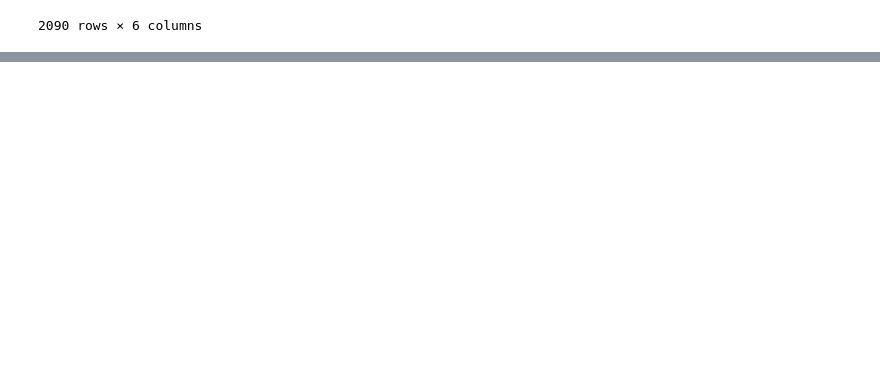
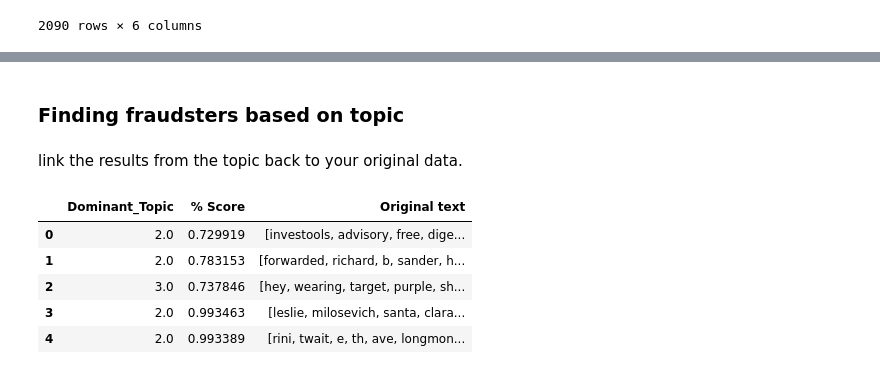
Before and after one commit to ShidiDaisy/Credit-Card-Fraud-Detection, a Jupyter notebook: FraudDetectionUsingText.ipynb, the cells around one changed output, grey strips where cells are left out. Cells and saved outputs as stored; diff of their text form; code cells hidden in the pictures; blank space fills up the shorter version.

```diff
--- a/FraudDetectionUsingText.ipynb
+++ b/FraudDetectionUsingText.ipynb
@@ -48,0 +86,7 @@ Name: clean_content, Length: 2090, dtype: bool
+# %%
+# Define stopwords to exclude
+stop = set(stopwords.words('english'))
+stop.update(("to", "cc", "subject", "http", "from", "sent", "ect", "u", "fwd", "www", "com"))
+
+#Define punctuations to exclude and lemmatizer
+exclude = set(string.punctuation)
@@ -48,0 +174,28 @@ Name: clean_content, Length: 2090, dtype: bool
+# %% [markdown]
+### Finding fraudsters based on topic
+# %% [markdown]
+link the results from the topic back to your original data.
+# %%
+def get_topic_details(ldamodel, corpus):
+    topics_details_df = pd.DataFrame()
+    #ldamodel[corpus]: get topic probability distribution for a text item
+    for i, row in enumerate(ldamodel[corpus]):
+        #sort by x[1] in a row
+        row = sorted(row, key=lambda x: (x[1]), reverse=True)
+        for j, (topic_num, prop_topic) in enumerate(row):
+            if j == 0: #=> dominant topic
+                wp = ldamodel.show_topic(topic_num)
+                topics_details_df = topics_details_df.append(pd.Series([topic_num, prop_topic]), ignore_index=True)
+    topics_details_df.columns = ['Dominant_Topic', '% Score']
+    return topics_details_df
+
+contents = pd.DataFrame({'Original text': text_clean})
+topic_details = pd.concat([get_topic_details(ldamodel, corpus), contents], axis=1)
+topic_details.head()
+# %% [output]
+|  | Dominant_Topic | % Score | Original text |
+| 0 | 2.0 | 0.729919 | [investools, advisory, free, dige... |
+| 1 | 2.0 | 0.783153 | [forwarded, richard, b, sander, h... |
+| 2 | 3.0 | 0.737846 | [hey, wearing, target, purple, sh... |
+| 3 | 2.0 | 0.993463 | [leslie, milosevich, santa, clara... |
+| 4 | 2.0 | 0.993389 | [rini, twait, e, th, ave, longmon... |
```
Also changed, not shown: parts of 16 cells of this notebook, 3 other files.
